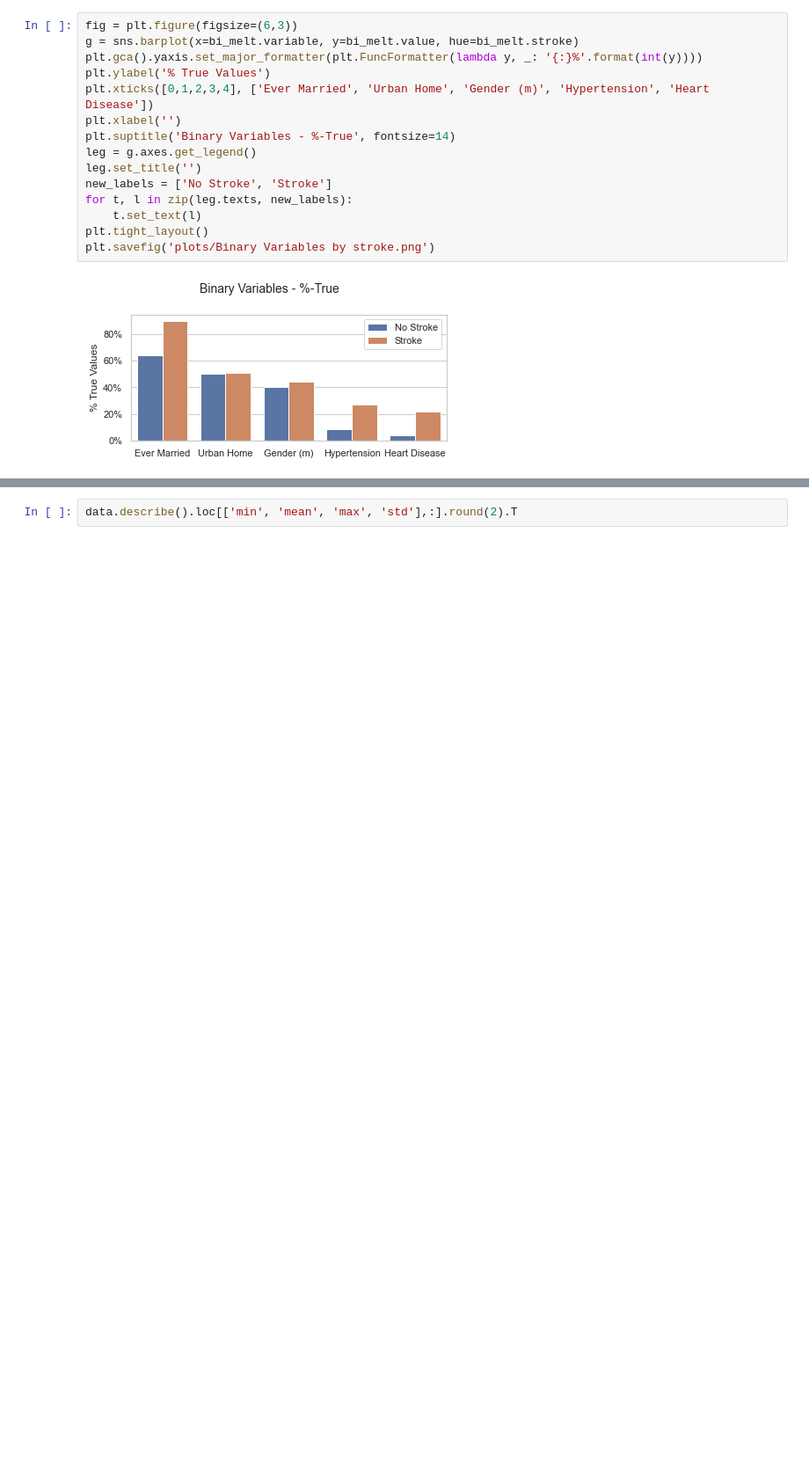
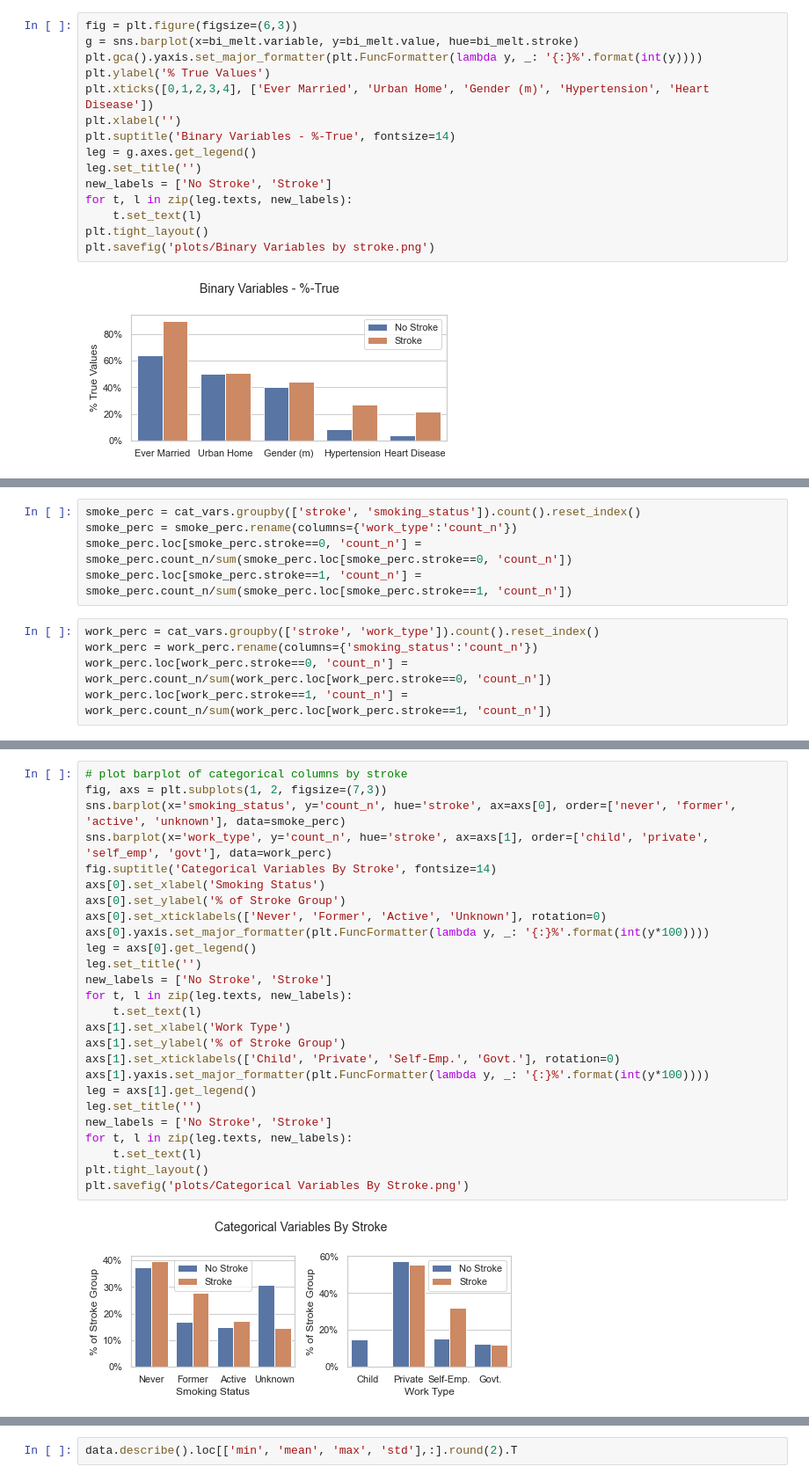
Before and after one commit to sddiener/Comparison-of-Decision-Tree-and-KNN-for-Stroke-Prediction, a Jupyter notebook: Preprocessing stroke.ipynb, the cells around one changed output, grey strips where cells are left out. Shown: that part at 88% size. Saved outputs shown, nothing was run; the diff lists cells and outputs as text; blank space fills up the shorter version.

```diff
--- a/Preprocessing stroke.ipynb
+++ b/Preprocessing stroke.ipynb
@@ -235,0 +264,10 @@ plt.savefig('plots/Categorical Variables.png')
+# %%
+smoke_perc = cat_vars.groupby(['stroke', 'smoking_status']).count().reset_index()
+smoke_perc = smoke_perc.rename(columns={'work_type':'count_n'})
+smoke_perc.loc[smoke_perc.stroke==0, 'count_n'] = smoke_perc.count_n/sum(smoke_perc.loc[smoke_perc.stroke==0, 'count_n'])
+smoke_perc.loc[smoke_perc.stroke==1, 'count_n'] = smoke_perc.count_n/sum(smoke_perc.loc[smoke_perc.stroke==1, 'count_n'])
+# %%
+work_perc = cat_vars.groupby(['stroke', 'work_type']).count().reset_index()
+work_perc = work_perc.rename(columns={'smoking_status':'count_n'})
+work_perc.loc[work_perc.stroke==0, 'count_n'] = work_perc.count_n/sum(work_perc.loc[work_perc.stroke==0, 'count_n'])
+work_perc.loc[work_perc.stroke==1, 'count_n'] = work_perc.count_n/sum(work_perc.loc[work_perc.stroke==1, 'count_n'])
@@ -236,3 +282,31 @@ plt.savefig('plots/Categorical Variables.png')
+# %%
+# plot barplot of categorical columns by stroke
+fig, axs = plt.subplots(1, 2, figsize=(7,3))
+sns.barplot(x='smoking_status', y='count_n', hue='stroke', ax=axs[0], order=['never', 'former', 'active', 'unknown'], data=smoke_perc)
+sns.barplot(x='work_type', y='count_n', hue='stroke', ax=axs[1], order=['child', 'private', 'self_emp', 'govt'], data=work_perc)
+fig.suptitle('Categorical Variables By Stroke', fontsize=14)
+axs[0].set_xlabel('Smoking Status')
+axs[0].set_ylabel('% of Stroke Group')
+axs[0].set_xticklabels(['Never', 'Former', 'Active', 'Unknown'], rotation=0)
+axs[0].yaxis.set_major_formatter(plt.FuncFormatter(lambda y, _: '{:}%'.format(int(y*100))))
+leg = axs[0].get_legend()
+leg.set_title('')
+new_labels = ['No Stroke', 'Stroke']
+for t, l in zip(leg.texts, new_labels):
+    t.set_text(l)
+axs[1].set_xlabel('Work Type')
+axs[1].set_ylabel('% of Stroke Group')
+axs[1].set_xticklabels(['Child', 'Private', 'Self-Emp.', 'Govt.'], rotation=0)
+axs[1].yaxis.set_major_formatter(plt.FuncFormatter(lambda y, _: '{:}%'.format(int(y*100))))
+leg = axs[1].get_legend()
+leg.set_title('')
+new_labels = ['No Stroke', 'Stroke']
+for t, l in zip(leg.texts, new_labels):
+    t.set_text(l)
+plt.tight_layout()
+plt.savefig('plots/Categorical Variables By Stroke.png')
+# %% [output]
+[figure, added]
 # %%
 # Create numeric correlation matrix
 corr_data = data.copy()
```
Also changed, not shown: parts of 13 cells of this notebook, 10 other files.
